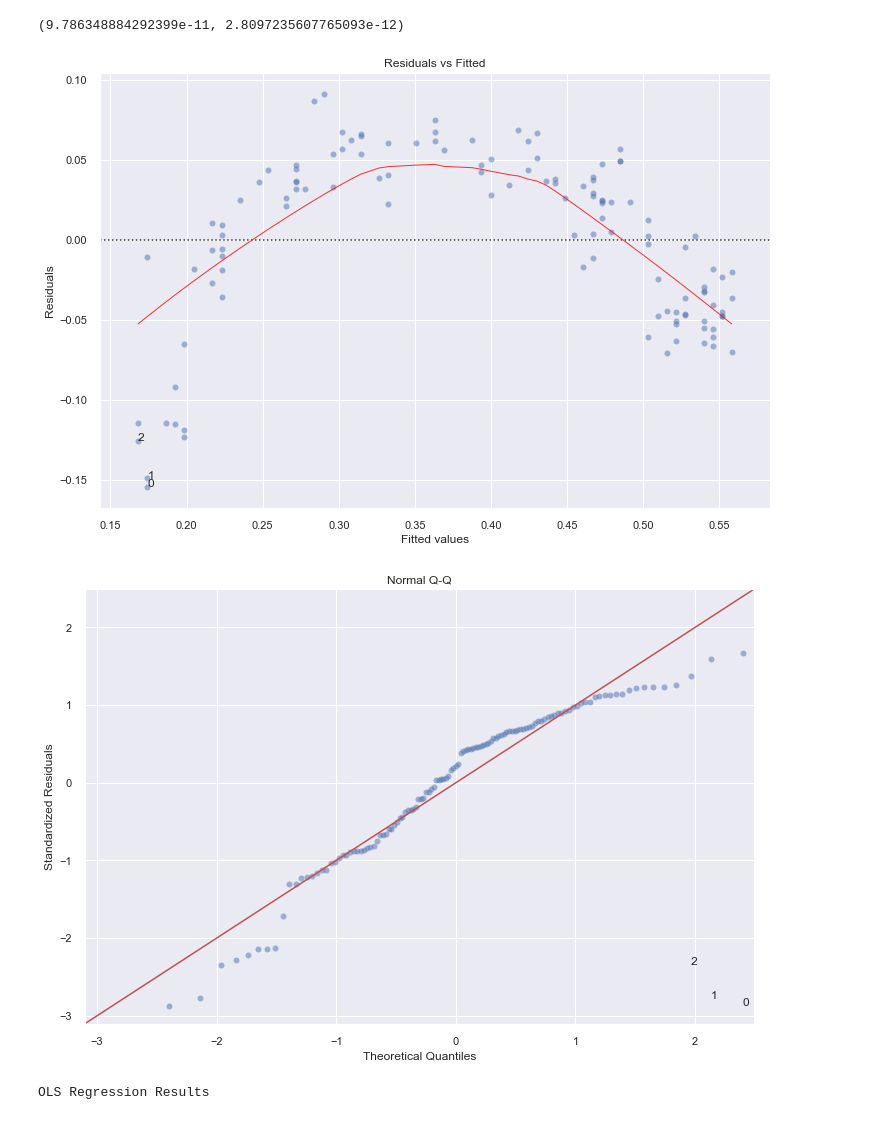
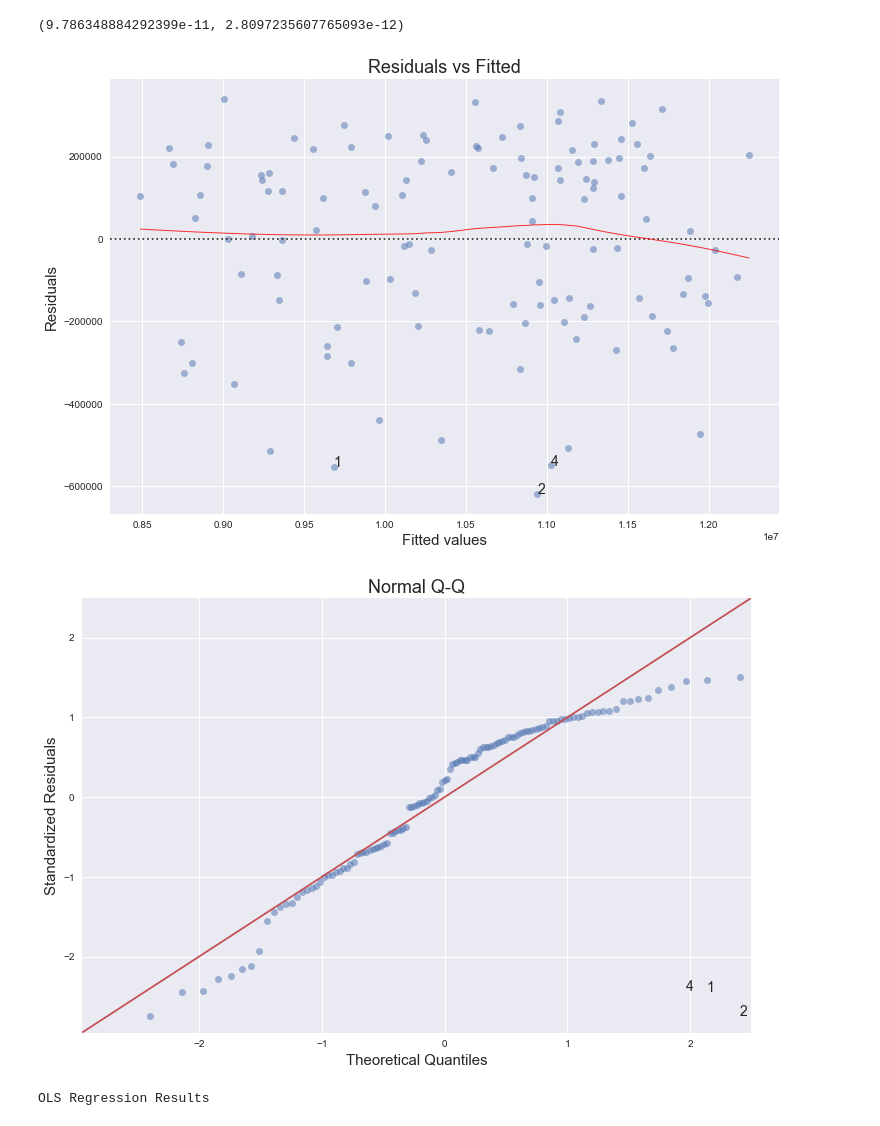
Before and after one commit to varun331/Python, a Jupyter notebook: Regression analysis.ipynb, the cells around one changed output. Cells and saved outputs as stored; diff of their text form; code cells hidden in the pictures.

```diff
--- a/Regression analysis.ipynb
+++ b/Regression analysis.ipynb
@@ -122,0 +310,2 @@ adspendscale['pandas_EMA'] = adspendscale.iloc[:,22].ewm(span=40,adjust=False).m
+# %%
+trainplusval = df.loc[0:117,:]
@@ -528,0 +568,31 @@ matplotlib.pyplot.scatter(train['val_EMA'],train['value'])
+# %%
+#train data for model
+x_train = train1.drop(['GRAND TOTAL','mmyy','val_EMA','seasonind','sessonsq','retailfoodservValue'],axis=1)
+
+y_train = train1['GRAND TOTAL']
+
+#validation data for model
+x_val = val.drop(['GRAND TOTAL','mmyy','val_EMA','seasonind','sessonsq','retailfoodservValue'],axis=1)
+
+y_val = val['GRAND TOTAL']
+
+#train plus validation data for model
+x_tval = trainplusval.drop(['GRAND TOTAL','mmyy','val_EMA','seasonind','sessonsq','retailfoodservValue'],axis=1)
+y_tval = trainplusval['GRAND TOTAL']
+
+#test data for model
+x_test = test.drop(['GRAND TOTAL','mmyy','val_EMA','seasonind','sessonsq','retailfoodservValue'],axis=1)
+y_test = test['GRAND TOTAL']
+# %%
+from sklearn.linear_model import LinearRegression
+import statsmodels.api as sm
+#model = LinearRegression()
+
+X2 = sm.add_constant(x_tval)
+model = sm.OLS(y_tval,X2).fit()
+#predictions = model.predict(x)
+model.summary()
+#model.fit(x,y)
+#model.score(x, y)
+#coeff_df = pd.DataFrame(model.coef_, x.columns, columns=['Coefficient'])
+#print(coeff_df)
@@ -572,10 +830,10 @@ model_residuals = model.resid
 model_norm_residuals = model.get_influence().resid_studentized_internal
 
 # absolute squared normalized residuals
-model_norm_residuals_abs_sqrt = np.sqrt(np.abs(model_norm_residuals))
+model_norm_residuals_abs_sqrt = nm.sqrt(nm.abs(model_norm_residuals))
 
 # absolute residuals
-model_abs_resid = np.abs(model_residuals)
+model_abs_resid = nm.abs(model_residuals)
 
 # leverage, from statsmodels internals
 model_leverage = model.get_influence().hat_matrix_diag
@@ -585,27 +843,27 @@ model_cooks = model.get_influence().cooks_distance[0]
 # %%
 plot_lm_1 = plt.figure(1)
 plot_lm_1.set_figheight(8)
 plot_lm_1.set_figwidth(12)
 
-plot_lm_1.axes[0] = sns.residplot(model_fitted_y, 'pandas_EMA', data=train,
+plot_lm_1.axes[0] = sns.residplot(model_fitted_y, 'GRAND TOTAL', data=train,
                           lowess=True,
                           scatter_kws={'alpha': 0.5},
                           line_kws={'color': 'red', 'lw': 1, 'alpha': 0.8})
 
 plot_lm_1.axes[0].set_title('Residuals vs Fitted')
 plot_lm_1.axes[0].set_xlabel('Fitted values')
 plot_lm_1.axes[0].set_ylabel('Residuals')
 
 # annotations
 abs_resid = model_abs_resid.sort_values(ascending=False)
 abs_resid_top_3 = abs_resid[:3]
 
 for i in abs_resid_top_3.index:
     plot_lm_1.axes[0].annotate(i,
                                xy=(model_fitted_y[i],
                                    model_residuals[i]));
 # %% [output]
-[figure, old version]
+[figure, new version]
 # %%
 QQ = ProbPlot(model_norm_residuals)
 plot_lm_2 = QQ.qqplot(line='45', alpha=0.5, color='#4C72B0', lw=1)
@@ -618,12 +876,12 @@ plot_lm_2.axes[0].set_xlabel('Theoretical Quantiles')
 plot_lm_2.axes[0].set_ylabel('Standardized Residuals');
 
 # annotations
-abs_norm_resid = np.flip(np.argsort(np.abs(model_norm_residuals)), 0)
+abs_norm_resid = nm.flip(nm.argsort(nm.abs(model_norm_residuals)), 0)
 abs_norm_resid_top_3 = abs_norm_resid[:3]
 
 for r, i in enumerate(abs_norm_resid_top_3):
     plot_lm_2.axes[0].annotate(i,
-                               xy=(np.flip(QQ.theoretical_quantiles, 0)[r],
+                               xy=(nm.flip(QQ.theoretical_quantiles, 0)[r],
                                    model_norm_residuals[i]));
 # %% [output]
-[figure, old version]
+[figure, new version]
```
Also changed, not shown: parts of 167 cells of this notebook.
